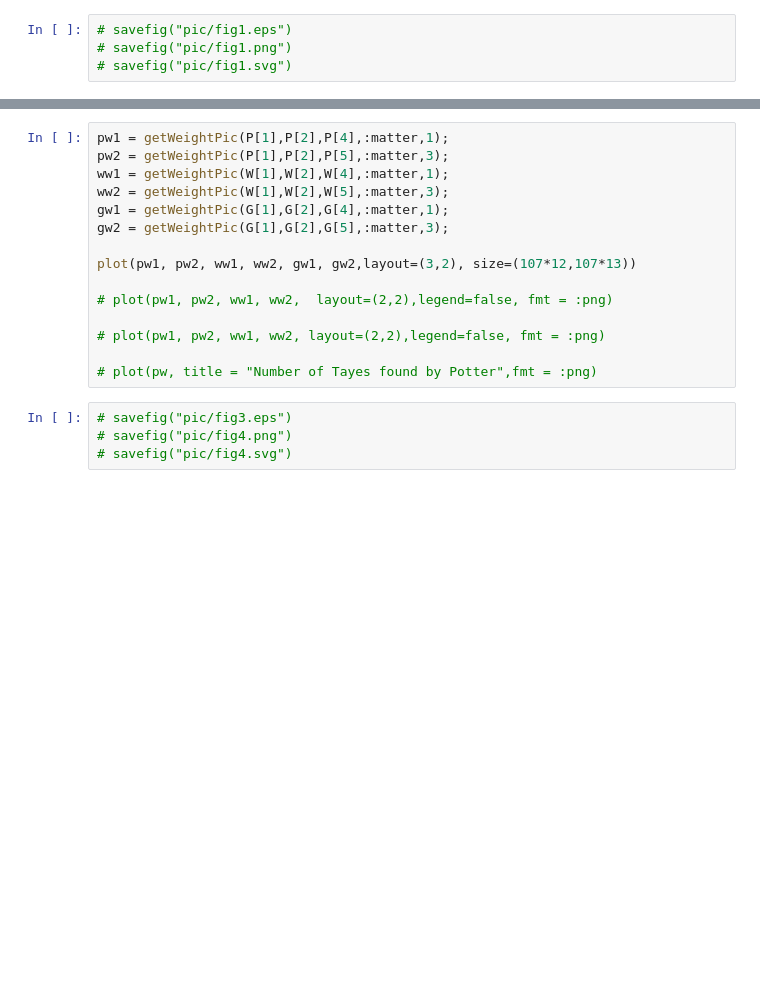
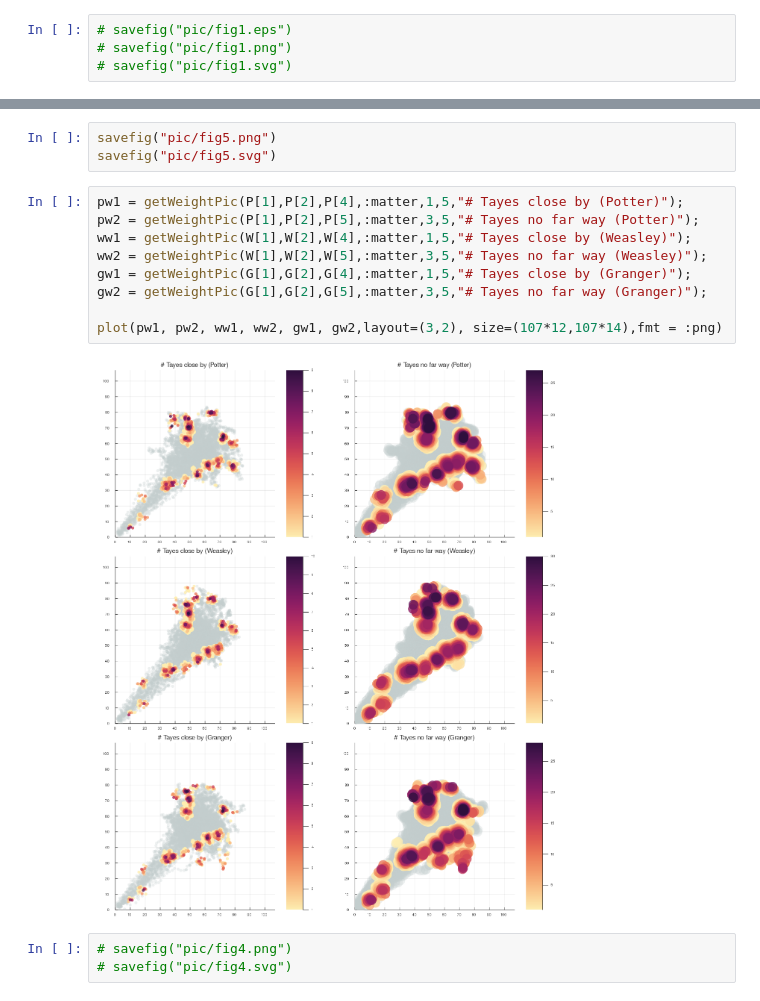
Before and after one commit to Lesliexpy/VE414_Project, a Jupyter notebook: julia pic.ipynb, the cells around one changed output, grey strips where cells are left out. Cells and saved outputs as stored; diff of their text form; blank space fills up the shorter version.

```diff
--- a/julia pic.ipynb
+++ b/julia pic.ipynb
@@ -150,19 +71,17 @@ plot(pw, title = "Number of Tayes found by Potter",fmt = :png)
+# %%
+savefig("pic/fig5.png")
+savefig("pic/fig5.svg")
 # %%
-pw1 = getWeightPic(P[1],P[2],P[4],:matter,1);
-pw2 = getWeightPic(P[1],P[2],P[5],:matter,3);
-ww1 = getWeightPic(W[1],W[2],W[4],:matter,1);
-ww2 = getWeightPic(W[1],W[2],W[5],:matter,3);
-gw1 = getWeightPic(G[1],G[2],G[4],:matter,1);
-gw2 = getWeightPic(G[1],G[2],G[5],:matter,3);
+pw1 = getWeightPic(P[1],P[2],P[4],:matter,1,5,"# Tayes close by (Potter)");
+pw2 = getWeightPic(P[1],P[2],P[5],:matter,3,5,"# Tayes no far way (Potter)");
+ww1 = getWeightPic(W[1],W[2],W[4],:matter,1,5,"# Tayes close by (Weasley)");
+ww2 = getWeightPic(W[1],W[2],W[5],:matter,3,5,"# Tayes no far way (Weasley)");
+gw1 = getWeightPic(G[1],G[2],G[4],:matter,1,5,"# Tayes close by (Granger)");
+gw2 = getWeightPic(G[1],G[2],G[5],:matter,3,5,"# Tayes no far way (Granger)");
 
-plot(pw1, pw2, ww1, ww2, gw1, gw2,layout=(3,2), size=(107*12,107*13))
-
-# plot(pw1, pw2, ww1, ww2,  layout=(2,2),legend=false, fmt = :png)
-
-# plot(pw1, pw2, ww1, ww2, layout=(2,2),legend=false, fmt = :png)
-
-# plot(pw, title = "Number of Tayes found by Potter",fmt = :png)
+plot(pw1, pw2, ww1, ww2, gw1, gw2,layout=(3,2), size=(107*12,107*14),fmt = :png)
+# %% [output]
+[figure, added]
 # %%
-# savefig("pic/fig3.eps")
 # savefig("pic/fig4.png")
 # savefig("pic/fig4.svg")
```
Also changed, not shown: parts of 13 cells of this notebook, 6 other files.
